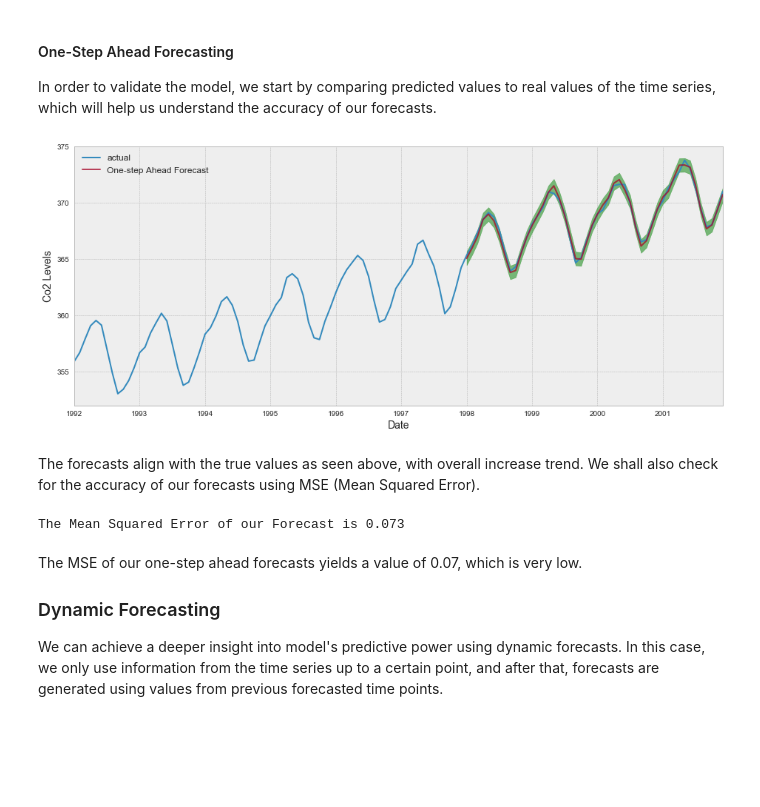
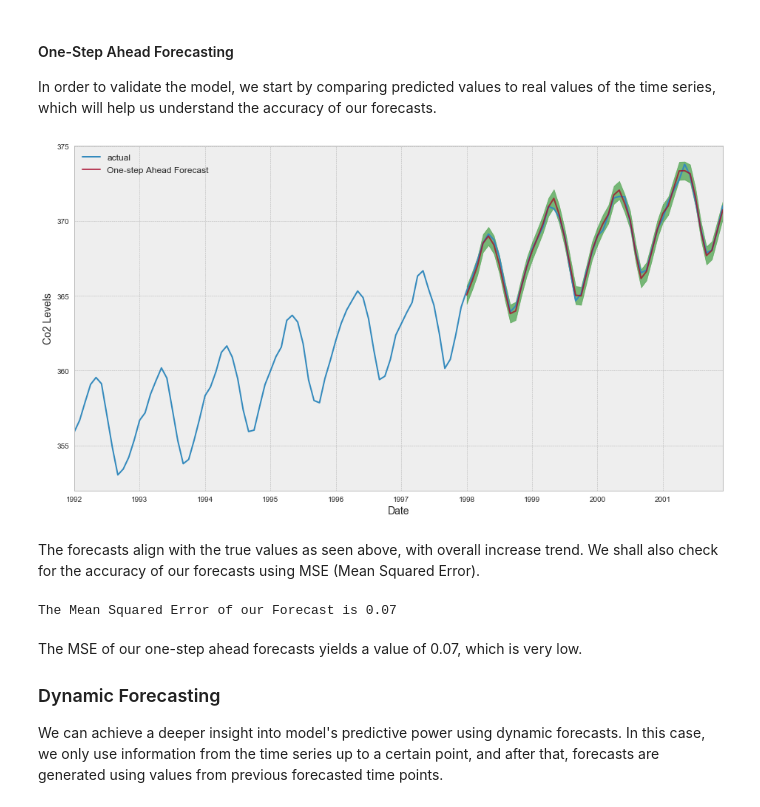
Before and after one commit to luluvalakdawala/Co2_forecasting, a Jupyter notebook: arima_models.ipynb, the cells around one changed output. Saved outputs shown, nothing was run; the diff lists cells and outputs as text; code cells hidden in the pictures; blank space fills up the shorter version.

Commit message:
forecasts

```diff
--- a/arima_models.ipynb
+++ b/arima_models.ipynb
@@ -257,28 +257,28 @@ preds = result.get_prediction(start=pd.to_datetime('1998-01-01'), dynamic=False)
 preds_conf = preds.conf_int()
 # %%
 plt.style.use('bmh')
-rcParams['figure.figsize'] = 14,6
+rcParams['figure.figsize'] = 14,8
 ax = co2['1992':].plot(label='actual')
 preds.predicted_mean.plot(ax=ax, label='One-step Ahead Forecast', alpha=.75)
 ax.fill_between(preds_conf.index,
                preds_conf.iloc[:, 0],
                preds_conf.iloc[:, 1],
                color = 'green',
                alpha = 0.5)
 ax.set_xlabel('Date', fontsize=14)
 ax.set_ylabel('Co2 Levels', fontsize=14)
 plt.legend(fontsize=12)
 plt.show();
 # %% [output]
-[figure, old version]
+[figure, new version]
 # %% [markdown]
 The forecasts align with the true values as seen above, with overall increase trend. We shall also check for the accuracy of our forecasts using MSE (Mean Squared Error).
 # %%
 from sklearn.metrics import mean_squared_error
 mse = mean_squared_error(co2['1998':], preds.predicted_mean)
-print('The Mean Squared Error of our Forecast is {}'.format(round(mse, 3)))
+print('The Mean Squared Error of our Forecast is {}'.format(round(mse, 2)))
 # %% [output]
-The Mean Squared Error of our Forecast is 0.073
+The Mean Squared Error of our Forecast is 0.07
 # %% [markdown]
 The MSE of our one-step ahead forecasts yields a value of 0.07, which is very low.
 
```
Also changed, not shown: parts of 8 cells of this notebook.
